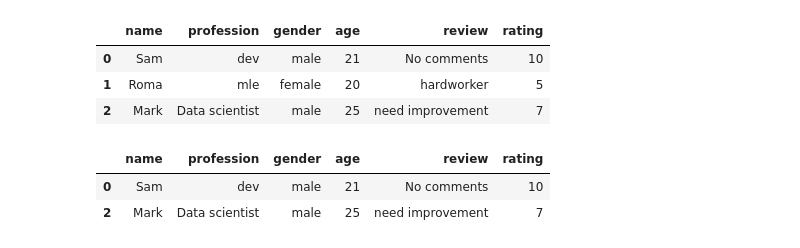
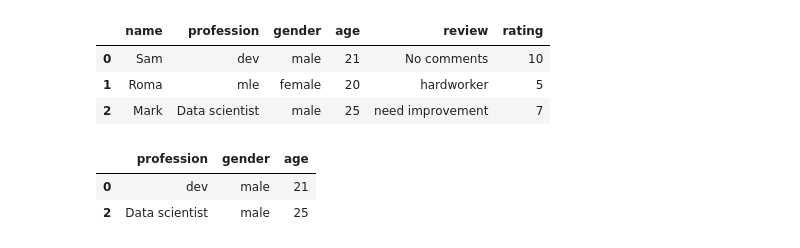
Before and after one commit to msarkar92/pandas-basics, a Jupyter notebook: Pandas_1.ipynb, the cells around one changed output. Cells and saved outputs as stored; diff of their text form; code cells hidden in the pictures.

```diff
--- a/Pandas_1.ipynb
+++ b/Pandas_1.ipynb
@@ -730,9 +730,9 @@ q2Data
 | 1 | Roma | mle | female | 20 | hardworker | 5 |
 | 2 | Mark | Data scientist | male | 25 | need improvement | 7 |
 # %%
-#Assignment Q2
-q2Data[q2Data['rating'] >= 6]
+#Assignment Add Q2
+q2Data[q2Data['rating'] >= 6][['profession','gender','age']]
 # %% [output]
-|  | name | profession | gender | age | review | rating |
-| 0 | Sam | dev | male | 21 | No comments | 10 |
-| 2 | Mark | Data scientist | male | 25 | need improvement | 7 |
+|  | profession | gender | age |
+| 0 | dev | male | 21 |
+| 2 | Data scientist | male | 25 |
```
Also changed, not shown: parts of 4 cells of this notebook.
